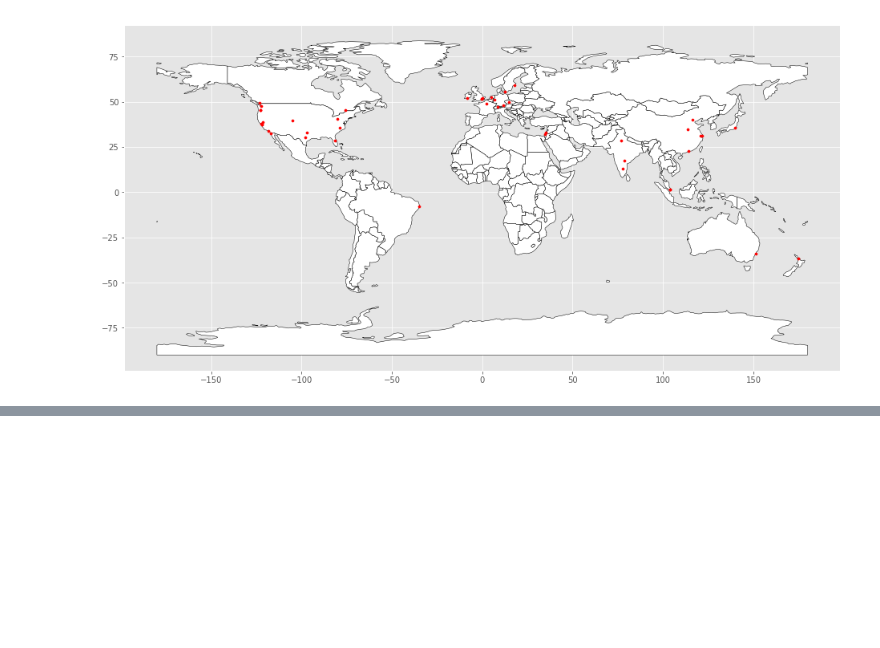
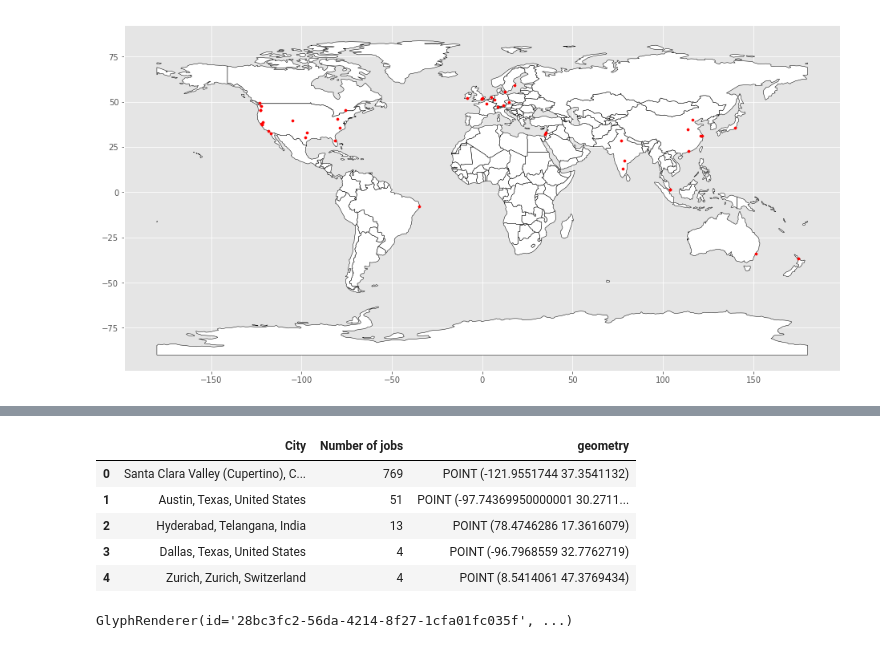
Before and after one commit to a19990506/Hello-World, a Jupyter notebook: project/Apple_analyze.ipynb, the cells around one changed output, grey strips where cells are left out. Drawn from its saved outputs; the diff is of its cells as text; code cells hidden in the pictures; blank space fills up the shorter version.

```diff
--- a/project/Apple_analyze.ipynb
+++ b/project/Apple_analyze.ipynb
@@ -556,0 +692,9 @@ gdf.plot(ax = base,marker='o', color='r', markersize=10)
+# %%
+gdf.head()
+# %% [output]
+|  | City | Number of jobs | geometry |
+| 0 | Santa Clara Valley (Cupertino), C... | 769 | POINT (-121.9551744 37.3541132) |
+| 1 | Austin, Texas, United States | 51 | POINT (-97.74369950000001 30.2711... |
+| 2 | Hyderabad, Telangana, India | 13 | POINT (78.4746286 17.3616079) |
+| 3 | Dallas, Texas, United States | 4 | POINT (-96.7968559 32.7762719) |
+| 4 | Zurich, Zurich, Switzerland | 4 | POINT (8.5414061 47.3769434) |
@@ -556,0 +727,8 @@ gdf.plot(ax = base,marker='o', color='r', markersize=10)
+# %%
+Elevated.multi_line('x',
+                    'y',
+                    source=world_Source,
+                    color="gray",
+                    line_width=1)
+# %% [output]
+GlyphRenderer(id='28bc3fc2-56da-4214-8f27-1cfa01fc035f', ...)
```
Also changed, not shown: parts of 21 cells of this notebook.
